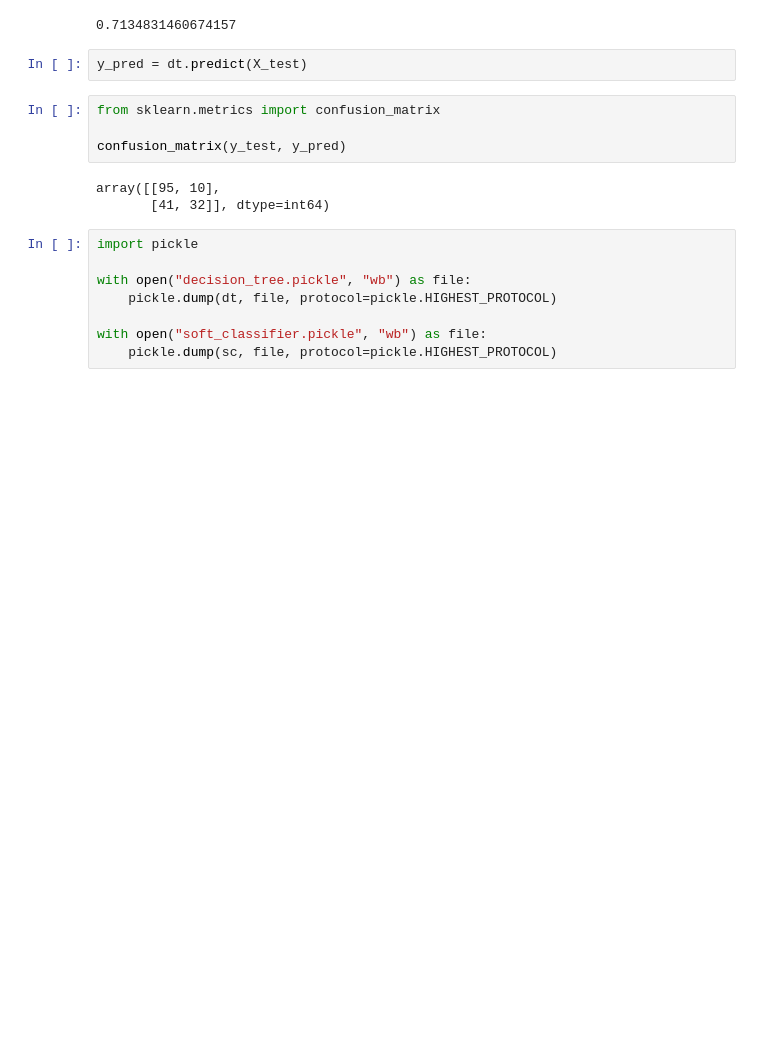
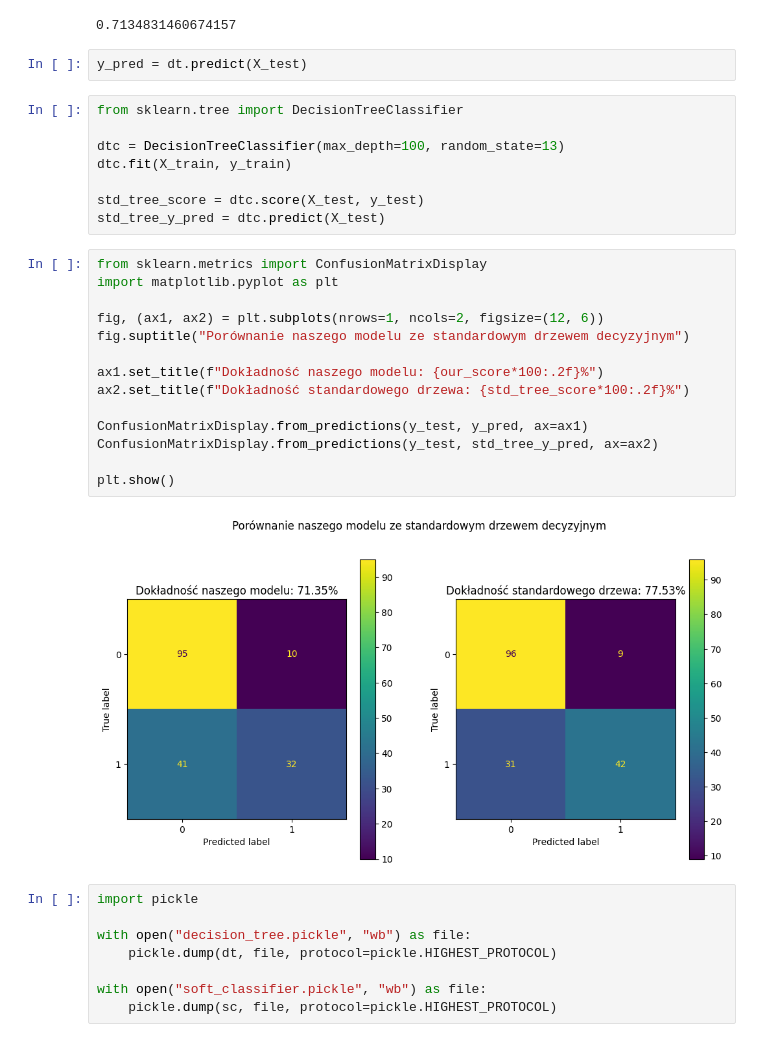
Before and after one commit to BartekJ0110/SSI_Titanic, a Jupyter notebook: project.ipynb, the cells around one changed output. Cells and saved outputs as stored; diff of their text form; blank space fills up the shorter version.

Commit message:
feat: plot and compare confusion matrices

```diff
--- a/project.ipynb
+++ b/project.ipynb
@@ -150,13 +151,30 @@ dt.score(X_test, y_test)
 0.7134831460674157
 # %%
 y_pred = dt.predict(X_test)
+# %%
+from sklearn.tree import DecisionTreeClassifier
+
+dtc = DecisionTreeClassifier(max_depth=100, random_state=13)
+dtc.fit(X_train, y_train)
+
+std_tree_score = dtc.score(X_test, y_test)
+std_tree_y_pred = dtc.predict(X_test)
 # %%
-from sklearn.metrics import confusion_matrix
+from sklearn.metrics import ConfusionMatrixDisplay
+import matplotlib.pyplot as plt
 
-confusion_matrix(y_test, y_pred)
+fig, (ax1, ax2) = plt.subplots(nrows=1, ncols=2, figsize=(12, 6))
+fig.suptitle("Porównanie naszego modelu ze standardowym drzewem decyzyjnym")
+
+ax1.set_title(f"Dokładność naszego modelu: {our_score*100:.2f}%")
+ax2.set_title(f"Dokładność standardowego drzewa: {std_tree_score*100:.2f}%")
+
+ConfusionMatrixDisplay.from_predictions(y_test, y_pred, ax=ax1)
+ConfusionMatrixDisplay.from_predictions(y_test, std_tree_y_pred, ax=ax2)
+
+plt.show()
 # %% [output]
-array([[95, 10],
-       [41, 32]], dtype=int64)
+[figure, added]
 # %%
 import pickle
 
```
Also changed, not shown: parts of 1 cell of this notebook.
